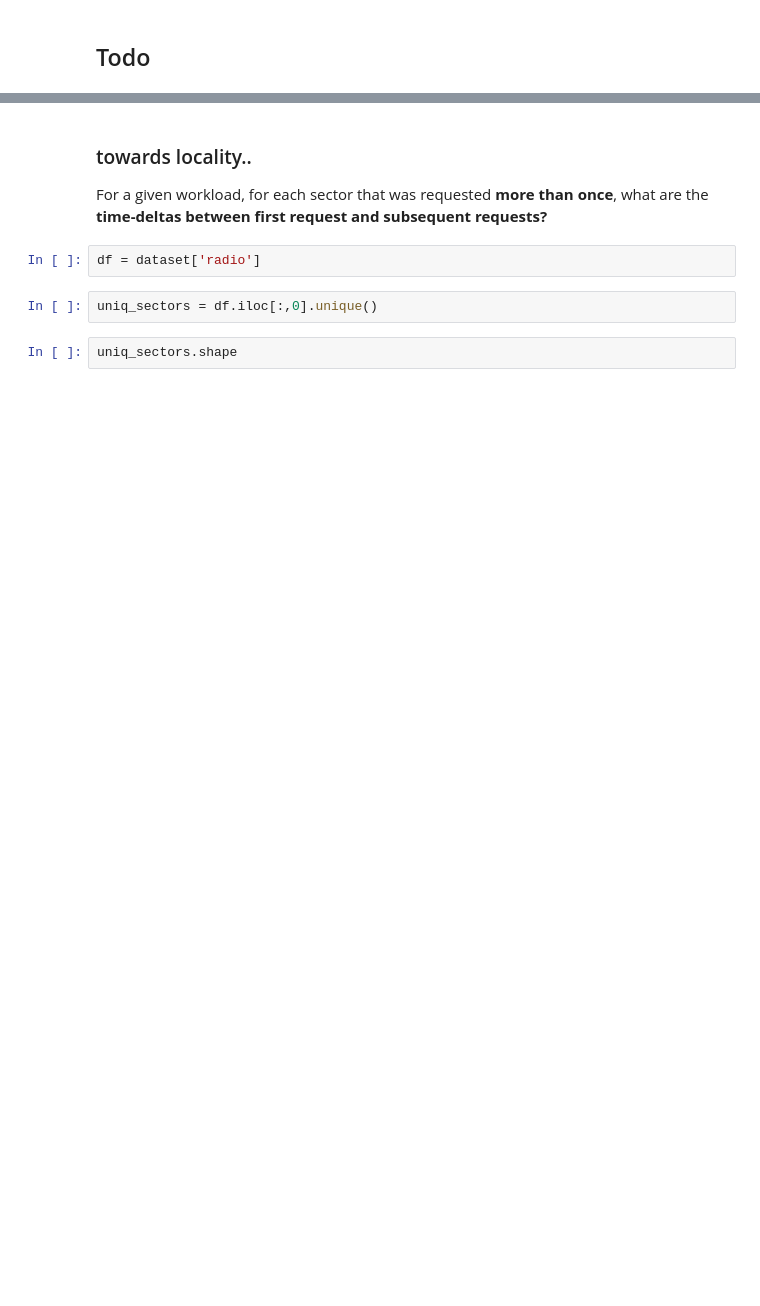
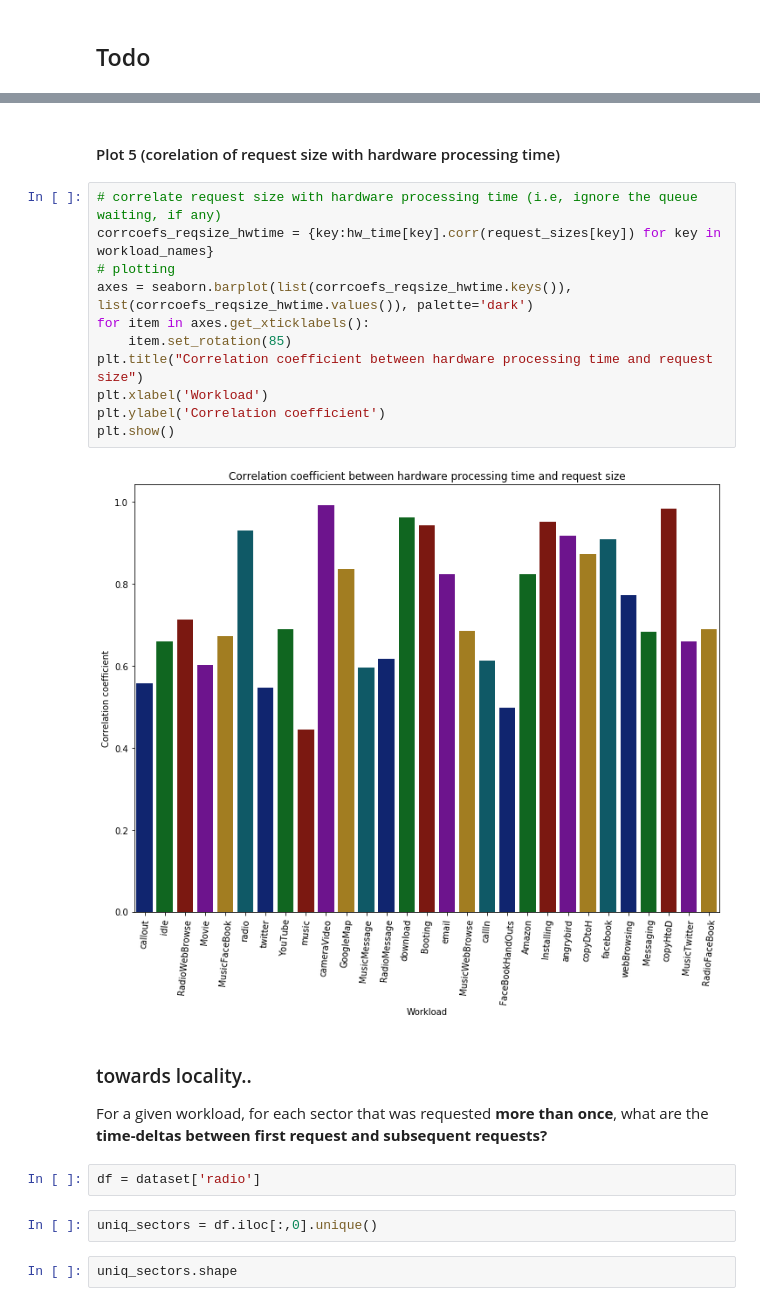
Before and after one commit to sigmaroles/cs612_project, a Jupyter notebook: Presentation.ipynb, the cells around one changed output, grey strips where cells are left out. Drawn from its saved outputs; the diff is of its cells as text; blank space fills up the shorter version.

```diff
--- a/Presentation.ipynb
+++ b/Presentation.ipynb
@@ -136,3 +172,18 @@ for key in dataset:
+# %% [markdown]
+#### Plot 5 (corelation of request size with hardware processing time)
+# %%
+# correlate request size with hardware processing time (i.e, ignore the queue waiting, if any)
+corrcoefs_reqsize_hwtime = {key:hw_time[key].corr(request_sizes[key]) for key in workload_names}
+# plotting
+axes = seaborn.barplot(list(corrcoefs_reqsize_hwtime.keys()), list(corrcoefs_reqsize_hwtime.values()), palette='dark')
+for item in axes.get_xticklabels():
+    item.set_rotation(85)
+plt.title("Correlation coefficient between hardware processing time and request size")
+plt.xlabel('Workload')
+plt.ylabel('Correlation coefficient')
+plt.show()
+# %% [output]
+[figure, added]
 # %% [markdown]
 ### towards locality..
 For a given workload, for each sector that was requested **more than once**, what are the **time-deltas between first request and subsequent requests?**
```
Also changed, not shown: parts of 21 cells of this notebook.
